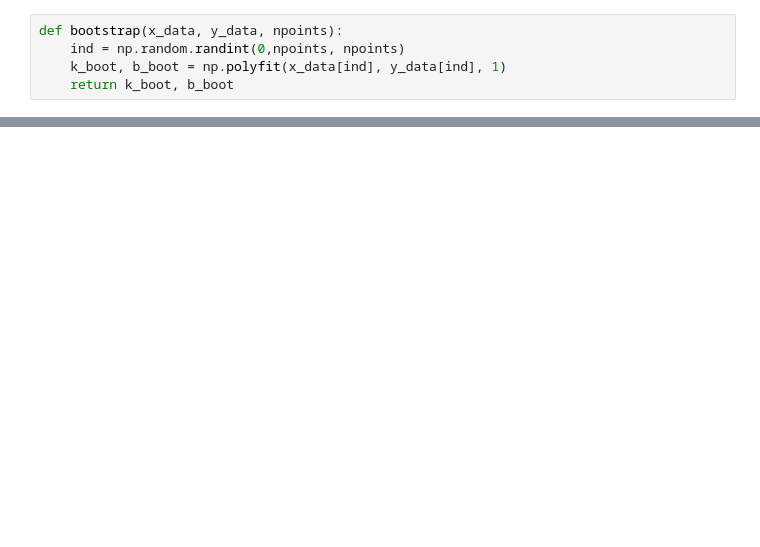
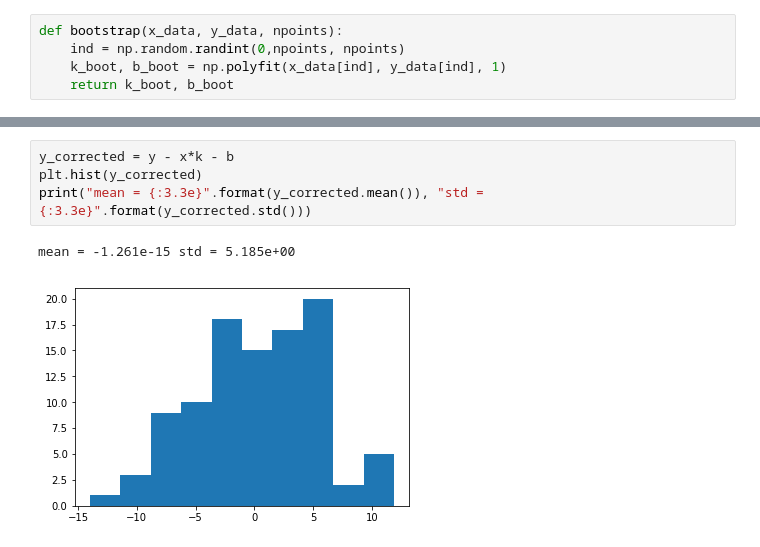
Before and after one commit to Caradryan/Example-Fitting-a-Model-to-Data, a Jupyter notebook: MT_pask07.ipynb, the cells around one changed output, grey strips where cells are left out. Drawn from its saved outputs; the diff is of its cells as text; blank space fills up the shorter version.

```diff
--- a/MT_pask07.ipynb
+++ b/MT_pask07.ipynb
@@ -58,0 +63,7 @@ for i in range(N_boot):
+# %%
+y_corrected = y - x*k - b
+plt.hist(y_corrected)
+print("mean = {:3.3e}".format(y_corrected.mean()), "std = {:3.3e}".format(y_corrected.std()))
+# %% [output]
+mean = -1.261e-15 std = 5.185e+00
+[figure, added]
```
Also changed, not shown: parts of 15 cells of this notebook.
